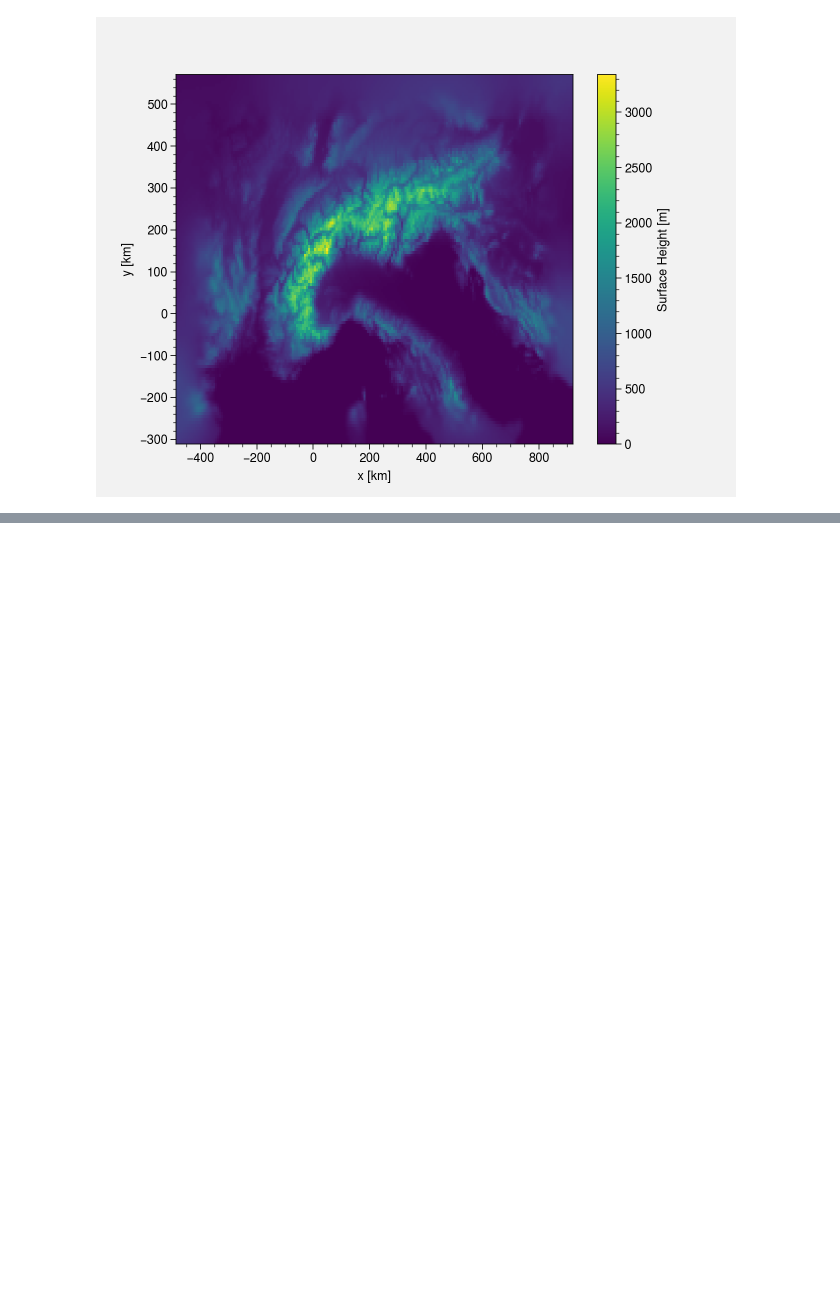
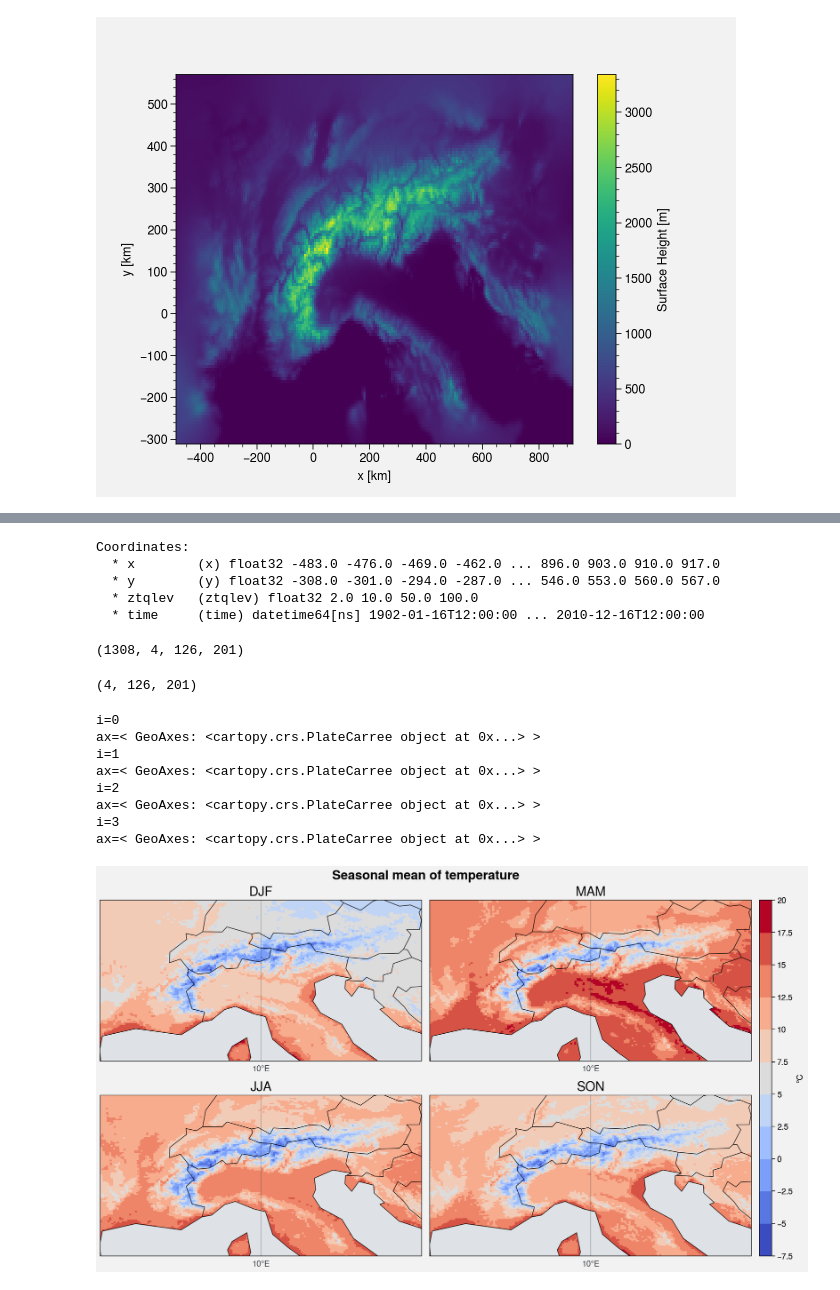
Before and after one commit to mmenegoz/M2_climat_MAR, a Jupyter notebook: MAR_alpine_climate_trends.ipynb, the cells around one changed output, grey strips where cells are left out. Cells and saved outputs as stored; diff of their text form; code cells hidden in the pictures; blank space fills up the shorter version.

```diff
--- a/MAR_alpine_climate_trends.ipynb
+++ b/MAR_alpine_climate_trends.ipynb
@@ -57,0 +63,3 @@ ds.LAT.plot()
+# %%
+ds_T = xr.open_dataset('../MAR_ERA20C_TTz.nc')
+ds_T # ds as dataset
@@ -57,0 +84,68 @@ ds.LAT.plot()
+# %%
+ds_T.coords
+# %% [output]
+Coordinates:
+  * x        (x) float32 -483.0 -476.0 -469.0 -462.0 ... 896.0 903.0 910.0 917.0
+  * y        (y) float32 -308.0 -301.0 -294.0 -287.0 ... 546.0 553.0 560.0 567.0
+  * ztqlev   (ztqlev) float32 2.0 10.0 50.0 100.0
+  * time     (time) datetime64[ns] 1902-01-16T12:00:00 ... 2010-12-16T12:00:00
+# %%
+ds_T.TTz.shape
+# %% [output]
+(1308, 4, 126, 201)
+# %%
+# Wrap it into a simple function
+def season_mean(ds, calendar="standard"):
+    # Make a DataArray with the number of days in each month, size = len(time)
+    month_length = ds.time.dt.days_in_month
+
+    # Calculate the weights by grouping by 'time.season'
+    weights = (
+        month_length.groupby("time.season") / month_length.groupby("time.season").sum()
+    )
+
+    # Test that the sum of the weights for each season is 1.0
+    np.testing.assert_allclose(weights.groupby("time.season").sum().values, np.ones(4))
+
+    # Calculate the weighted average
+    return (ds * weights).groupby("time.season").sum(dim="time")
+# %%
+seasonal_mean=season_mean(ds_T.TTz[:,0,:,:])
+# %%
+seasonal_mean.shape
+# %% [output]
+(4, 126, 201)
+# %%
+season_names=['DJF','MAM','JJA','SON']
+# %%
+f, axs = plot.subplots(proj='cyl',ncols=2, nrows=2, share=1, axwidth=5)
+
+for i, ax in enumerate(axs):
+    print('i='+str(i))
+    print('ax='+str(ax))
+    m = ax.pcolormesh(
+        ds.LON,ds.LAT,
+        seasonal_mean[i,:,:],
+#        levels=levels,
+        cmap='coolwarm'
+    )
+    ax.format(title=season_names[i],large='20px')
+
+f.colorbar(m, label= '°C')
+
+axs.format(
+    geogridlinewidth=0.5, geogridcolor='gray8', geogridalpha=0.5, labels=True,
+    coast=True, ocean=True, oceancolor='gray3', borders=True,
+    suptitle="Seasonal mean of temperature",
+    lonlines=10, latlines=10, abc=False, latlim=[42,49],lonlim=[3,17]
+)
+# %% [output]
+i=0
+ax=< GeoAxes: <cartopy.crs.PlateCarree object at 0x...> >
+i=1
+ax=< GeoAxes: <cartopy.crs.PlateCarree object at 0x...> >
+i=2
+ax=< GeoAxes: <cartopy.crs.PlateCarree object at 0x...> >
+i=3
+ax=< GeoAxes: <cartopy.crs.PlateCarree object at 0x...> >
+[figure, added]
```
Also changed, not shown: parts of 5 cells of this notebook.
